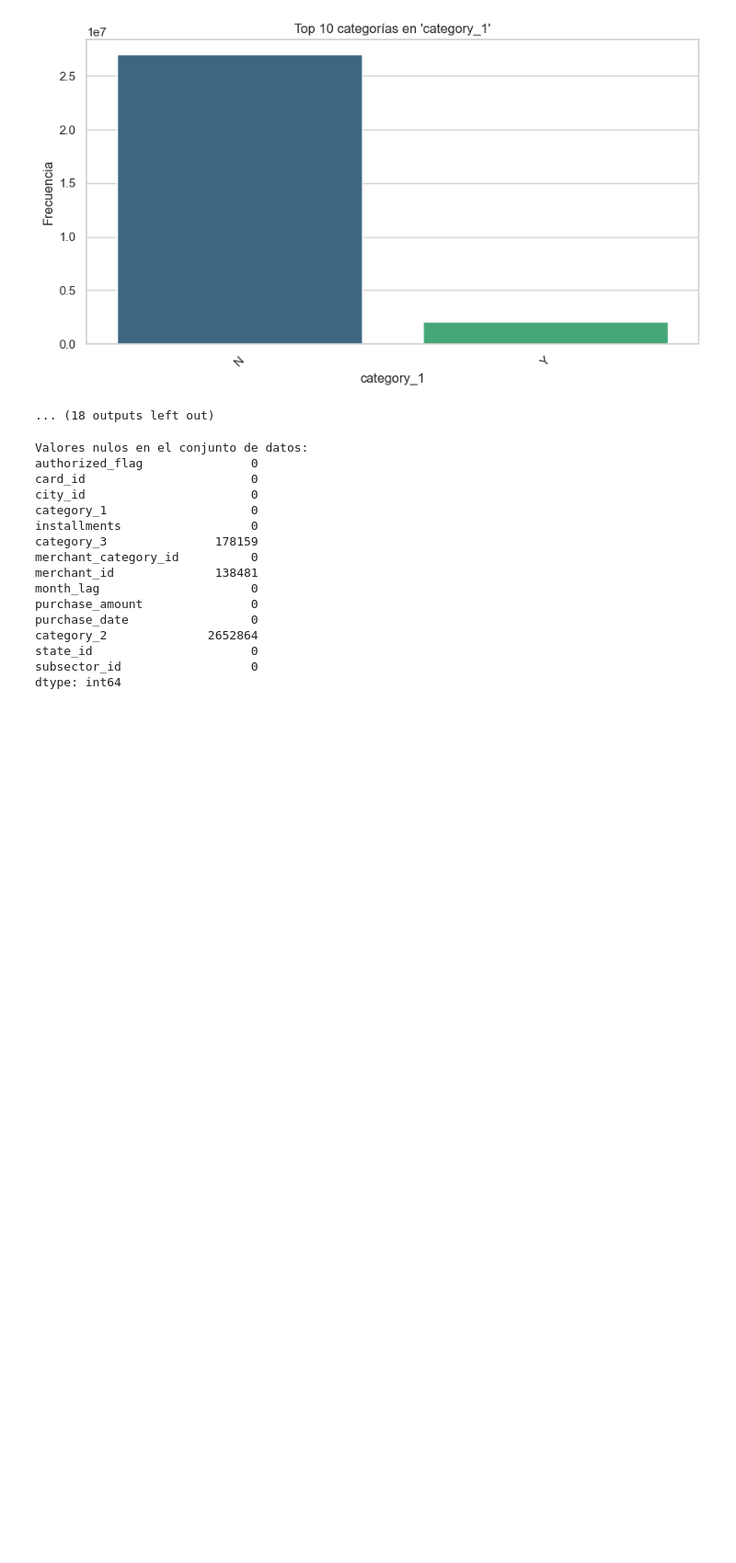
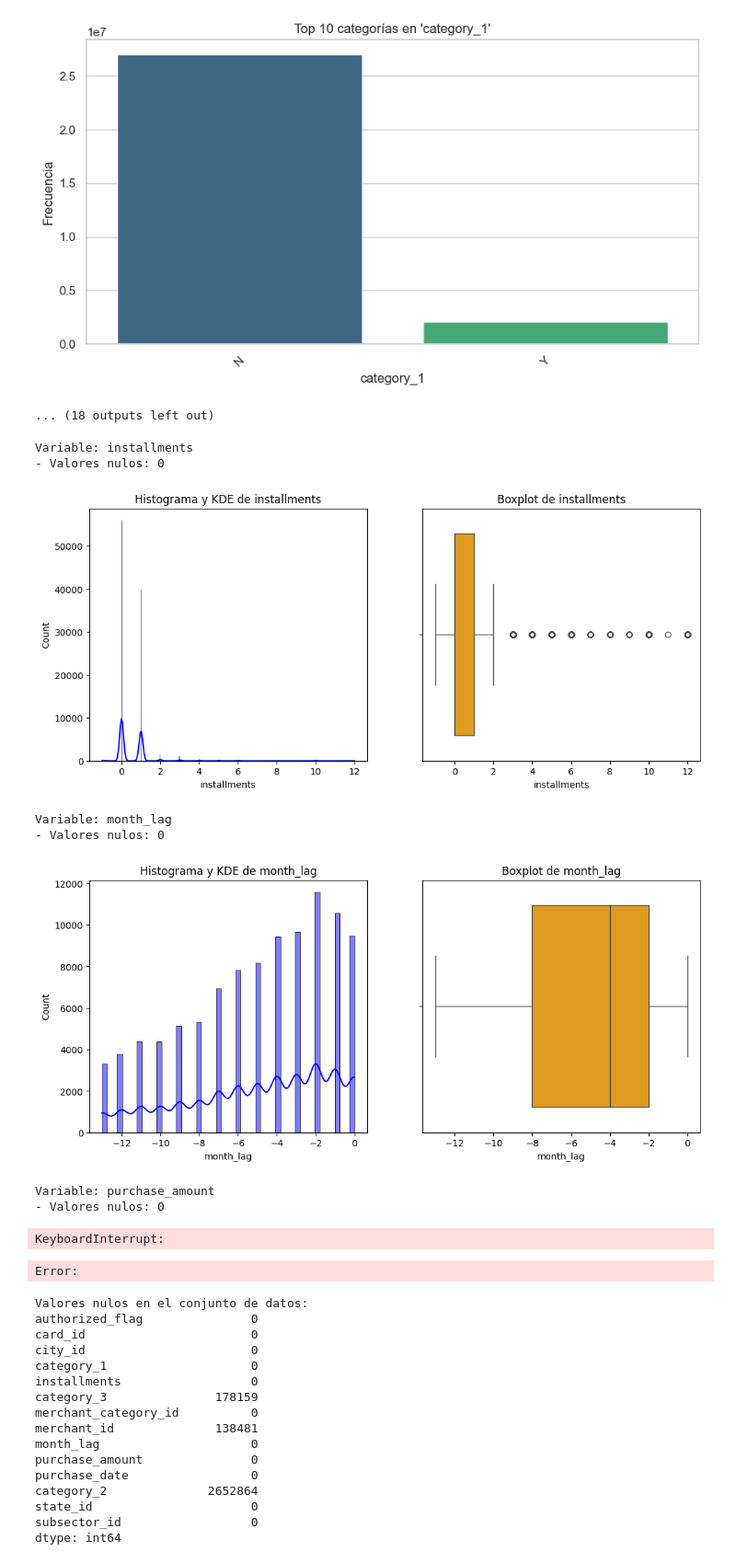
Before and after one commit to paulsantillan787/elo-data-mining, a Jupyter notebook: Comprension_de_datos_v1.ipynb, the cells around one changed output. Shown at 92% size. Cells and saved outputs as stored; diff of their text form; code cells hidden in the pictures; blank space fills up the shorter version.

```diff
--- a/Comprension_de_datos_v1.ipynb
+++ b/Comprension_de_datos_v1.ipynb
@@ -679,25 +679,44 @@ Passing `palette` without assigning `hue` is deprecated and will be removed in v
 [figure]
 ... (18 outputs left out)
 # %%
-#Análisis variables numéricas
-print("\nAnálisis variables numéricas:\n")
-print(vdf_hist_trans[numerical_vars].describe())
+import pandas as pd
+import matplotlib.pyplot as plt
+import seaborn as sns
 
-for col in numerical_vars:
-    print(f"\nVariable: {col}")
-    print(f"- Valores nulos: {vdf_hist_trans[col].isnull().sum()}")
+# Define las columnas numéricas
+numerical_vars = ['installments', 'month_lag', 'purchase_amount']
 
-    plt.figure(figsize=(12, 5))
+# Procesar el archivo en chunks
+chunk_size = 100000  # Número de filas por chunk
+for chunk in pd.read_csv('src/historical_transactions.csv', chunksize=chunk_size):
+    for col in numerical_vars:
+        print(f"\nVariable: {col}")
+        print(f"- Valores nulos: {chunk[col].isnull().sum()}")
 
-    plt.subplot(1, 2, 1)
-    sns.histplot(vdf_hist_trans[col].dropna(), kde=True, color='blue')
-    plt.title(f'Histograma y KDE de {col}')
+        plt.figure(figsize=(12, 5))
 
-    plt.subplot(1, 2, 2)
-    sns.boxplot(x=vdf_hist_trans[col], color='orange')
-    plt.title(f'Boxplot de {col}')
+        # Histograma y KDE
+        plt.subplot(1, 2, 1)
+        sns.histplot(chunk[col].dropna(), kde=True, color='blue')
+        plt.title(f'Histograma y KDE de {col}')
 
-    plt.show()
+        # Boxplot
+        plt.subplot(1, 2, 2)
+        sns.boxplot(x=chunk[col].dropna(), color='orange')
+        plt.title(f'Boxplot de {col}')
+
+        plt.show()
+# %% [output]
+Variable: installments
+- Valores nulos: 0
+[figure, added]
+Variable: month_lag
+- Valores nulos: 0
+[figure, added]
+Variable: purchase_amount
+- Valores nulos: 0
+KeyboardInterrupt:
+Error:
 # %%
 # Verificación de valores nulos
 print("\nValores nulos en el conjunto de datos:")
```
Also changed, not shown: parts of 7 cells of this notebook.
